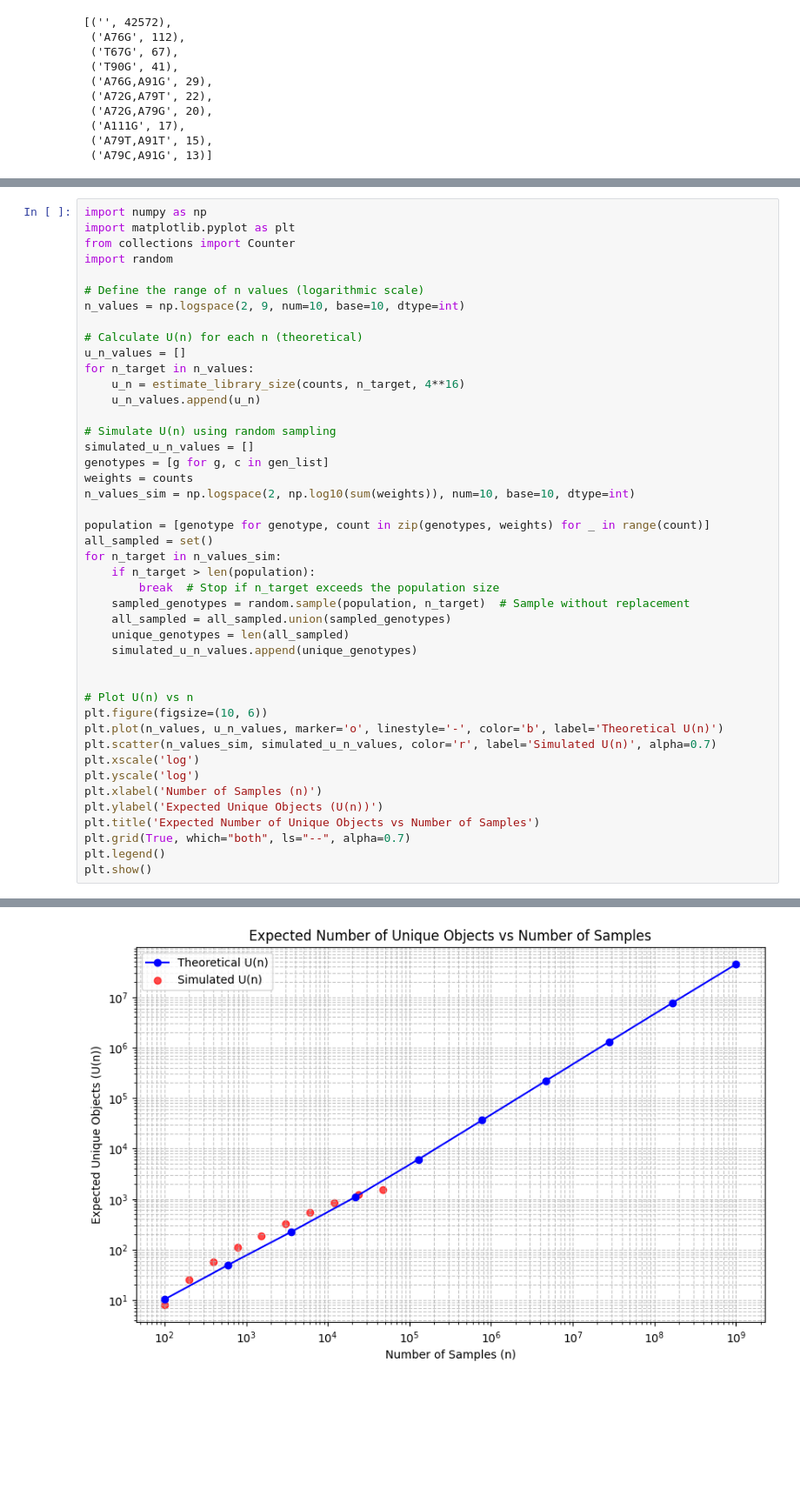
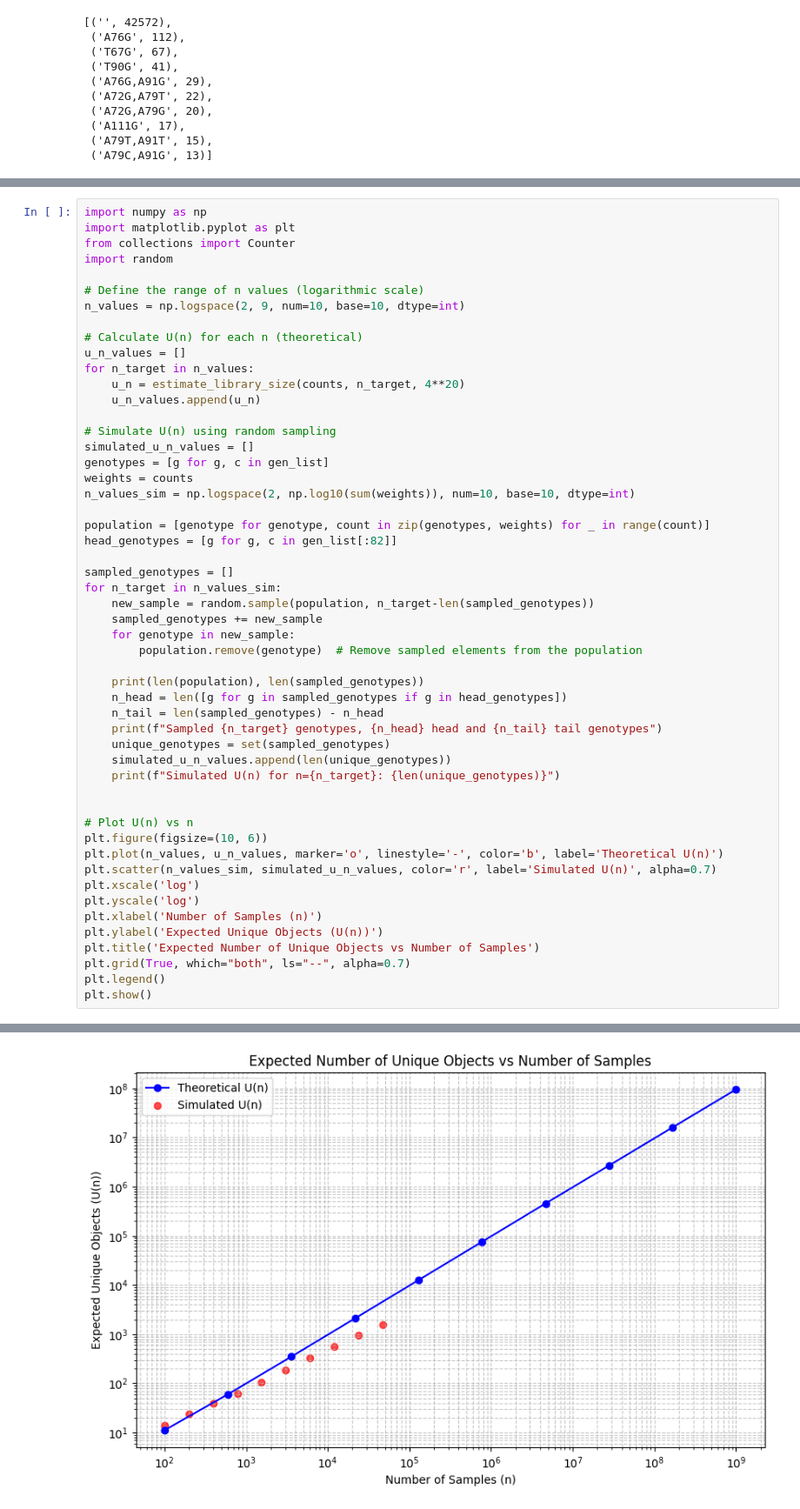
Before and after one commit to dbikard/dgrec, a Jupyter notebook: nbs/DGRec data analysis/01_library_size_estimation.ipynb, the cells around one changed output, grey strips where cells are left out. Shown at 87% size. Cells and saved outputs as stored; diff of their text form; blank space fills up the shorter version.

```diff
--- a/nbs/DGRec data analysis/01_library_size_estimation.ipynb
+++ b/nbs/DGRec data analysis/01_library_size_estimation.ipynb
@@ -109,7 +109,7 @@ n_values = np.logspace(2, 9, num=10, base=10, dtype=int)
 # Calculate U(n) for each n (theoretical)
 u_n_values = []
 for n_target in n_values:
-    u_n = estimate_library_size(counts, n_target, 4**16)
+    u_n = estimate_library_size(counts, n_target, 4**20)
     u_n_values.append(u_n)
 
 # Simulate U(n) using random sampling
@@ -119,14 +119,22 @@ weights = counts
 n_values_sim = np.logspace(2, np.log10(sum(weights)), num=10, base=10, dtype=int)
 
 population = [genotype for genotype, count in zip(genotypes, weights) for _ in range(count)]
-all_sampled = set()
+head_genotypes = [g for g, c in gen_list[:82]]
+
+sampled_genotypes = []
 for n_target in n_values_sim:
-    if n_target > len(population):
-        break  # Stop if n_target exceeds the population size
-    sampled_genotypes = random.sample(population, n_target)  # Sample without replacement
-    all_sampled = all_sampled.union(sampled_genotypes)
-    unique_genotypes = len(all_sampled)
-    simulated_u_n_values.append(unique_genotypes)
+    new_sample = random.sample(population, n_target-len(sampled_genotypes))
+    sampled_genotypes += new_sample
+    for genotype in new_sample:
+        population.remove(genotype)  # Remove sampled elements from the population
+
+    print(len(population), len(sampled_genotypes))
+    n_head = len([g for g in sampled_genotypes if g in head_genotypes])
+    n_tail = len(sampled_genotypes) - n_head
+    print(f"Sampled {n_target} genotypes, {n_head} head and {n_tail} tail genotypes")
+    unique_genotypes = set(sampled_genotypes)
+    simulated_u_n_values.append(len(unique_genotypes))
+    print(f"Simulated U(n) for n={n_target}: {len(unique_genotypes)}")
 
 
 # Plot U(n) vs n
@@ -145 +170 @@ plt.show()
-[figure, old version]
+[figure, new version]
```
Also changed, not shown: parts of 3 cells of this notebook, 11 other files.
